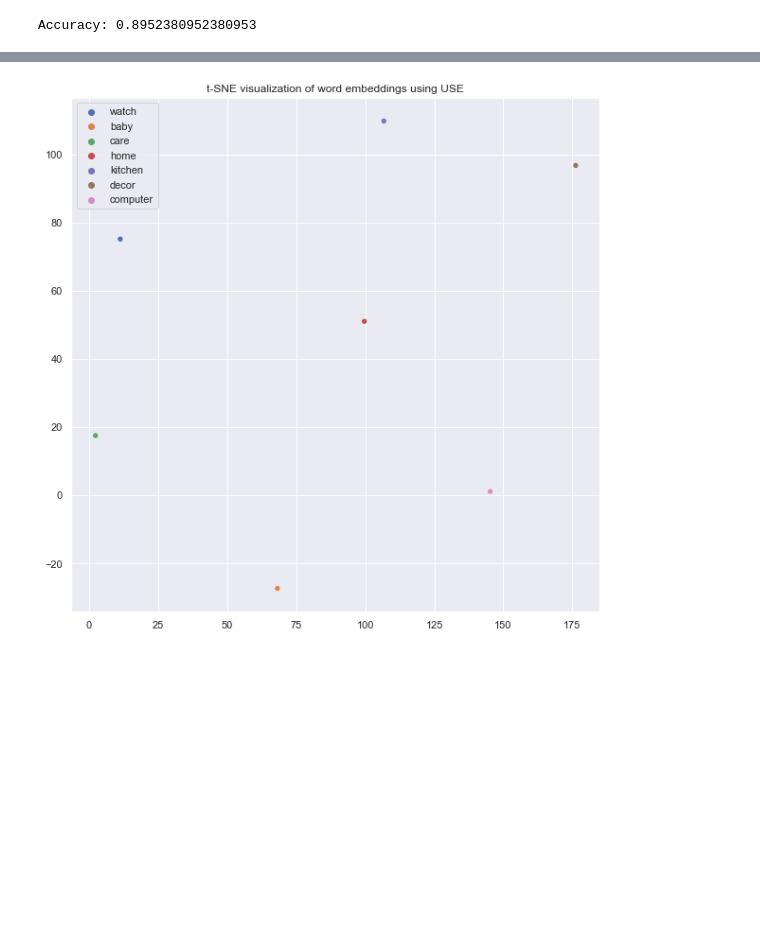
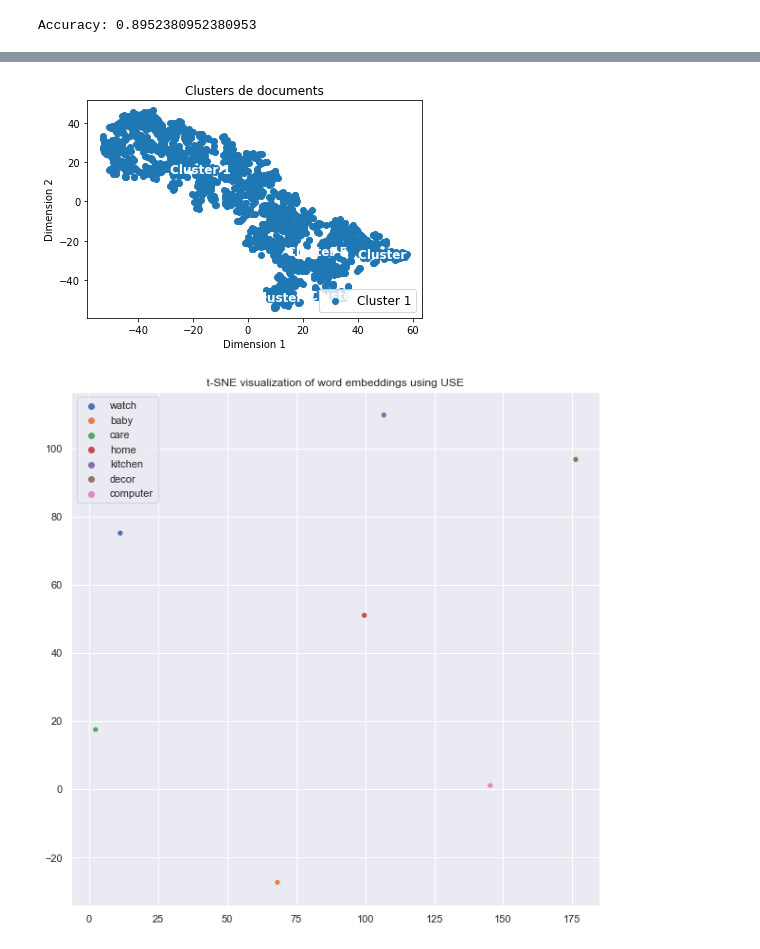
Before and after one commit to LaurenceAndraud/cosmo-dev-still-grindin, a Jupyter notebook: Prétraitement données images et textes.ipynb, the cells around one changed output, grey strips where cells are left out. Cells and saved outputs as stored; diff of their text form; code cells hidden in the pictures; blank space fills up the shorter version.

Commit message:
expérimentation word2vec

```diff
--- a/Prétraitement données images et textes.ipynb
+++ b/Prétraitement données images et textes.ipynb
@@ -458,0 +377,27 @@ plt.show()
+# %%
+from gensim.models import Word2Vec
+from sklearn.cluster import KMeans
+
+# Construction d'une liste de phrases
+sentences = [sentence.split() for sentence in df_clean['description_cleaned'].tolist()]
+
+# Entraînement du modèle Word2Vec
+model = Word2Vec(sentences, vector_size=100, window=5, min_count=5, workers=4)
+
+# Récupération des vecteurs de phrases
+vectors = [model.wv[word] for word in model.wv.index_to_key]
+vectors = np.array(vectors)
+
+# Clustering avec K-Means
+kmeans = KMeans(n_clusters=5, random_state=42).fit(vectors)
+
+# Attribution des labels de cluster à chaque phrase
+labels = kmeans.labels_
+
+# Affichage des phrases dans chaque cluster
+for i in range(len(set(labels))):
+    print("Cluster ", i+1, ":")
+    for j, sentence in enumerate(sentences):
+        if labels[j] == i:
+            print(" ".join(sentence))
+    print()
@@ -459,3 +422,22 @@ plt.show()
+# %%
+tsne = TSNE(n_components=2, random_state=42)
+X_tsne = tsne.fit_transform(vectors)
+#word2vec_vectors_reduced = pca.fit_transform(word2vec_vectors)
+
+labels = ['Cluster 1', 'Cluster 2', 'Cluster 3', 'Cluster 4', 'Cluster 5']
+
+# Ajouter une étiquette pour chaque point
+for i, label in enumerate(labels):
+    plt.annotate(label, (X_tsne[kmeans.labels_ == i, 0].mean(), X_tsne[kmeans.labels_ == i, 1].mean()), horizontalalignment='center', verticalalignment='center', size=12, weight='bold', color='white')
+
+plt.scatter(X_tsne[:, 0], X_tsne[:, 1])
+plt.title('Clusters de documents')
+plt.xlabel('Dimension 1')
+plt.ylabel('Dimension 2')
+plt.legend(labels, loc='lower right', fontsize=12)
+plt.show()
+# %% [output]
+[figure, added]
 # %%
 import tensorflow_hub as hub
 import tensorflow as tf
```
Also changed, not shown: parts of 13 cells of this notebook.
